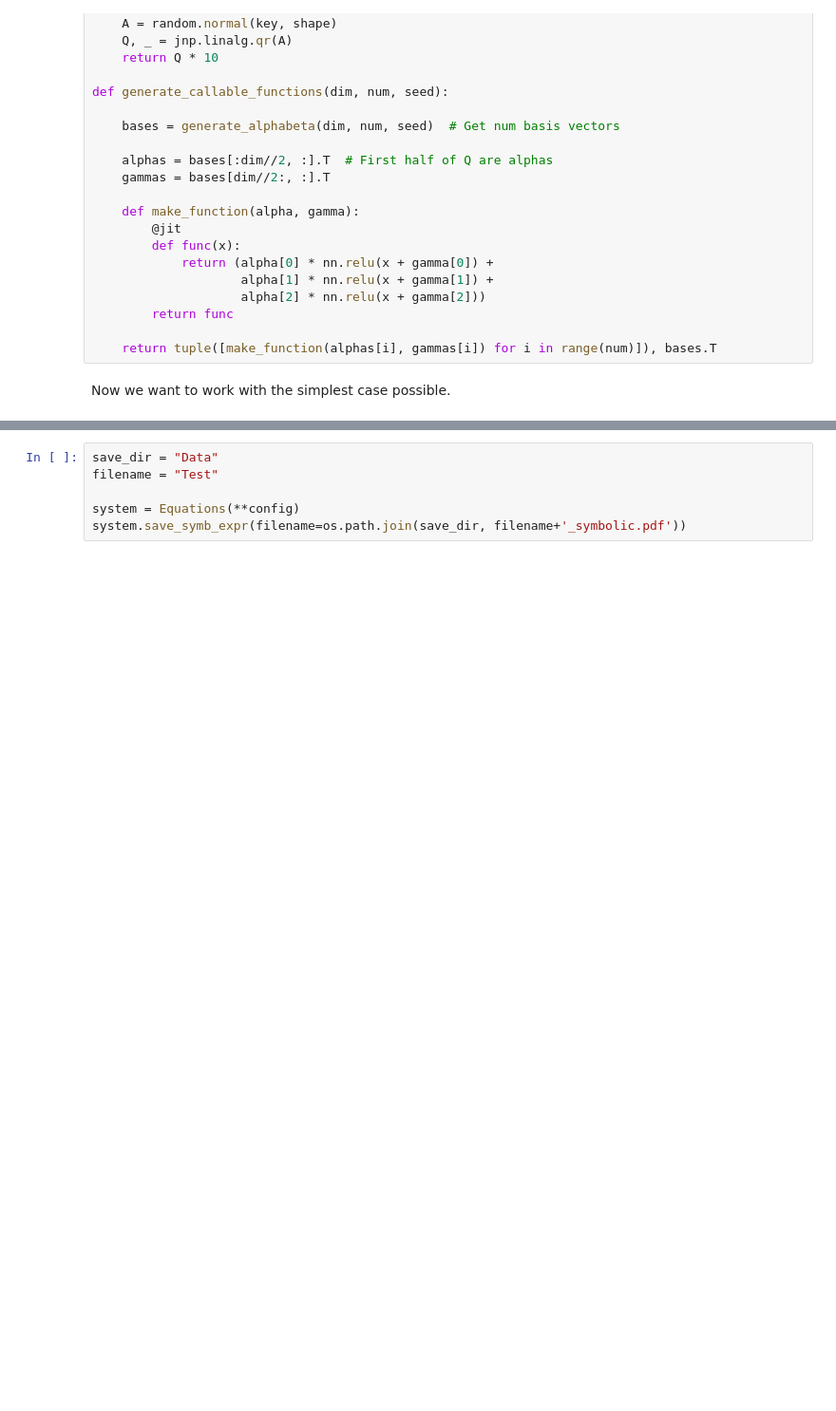
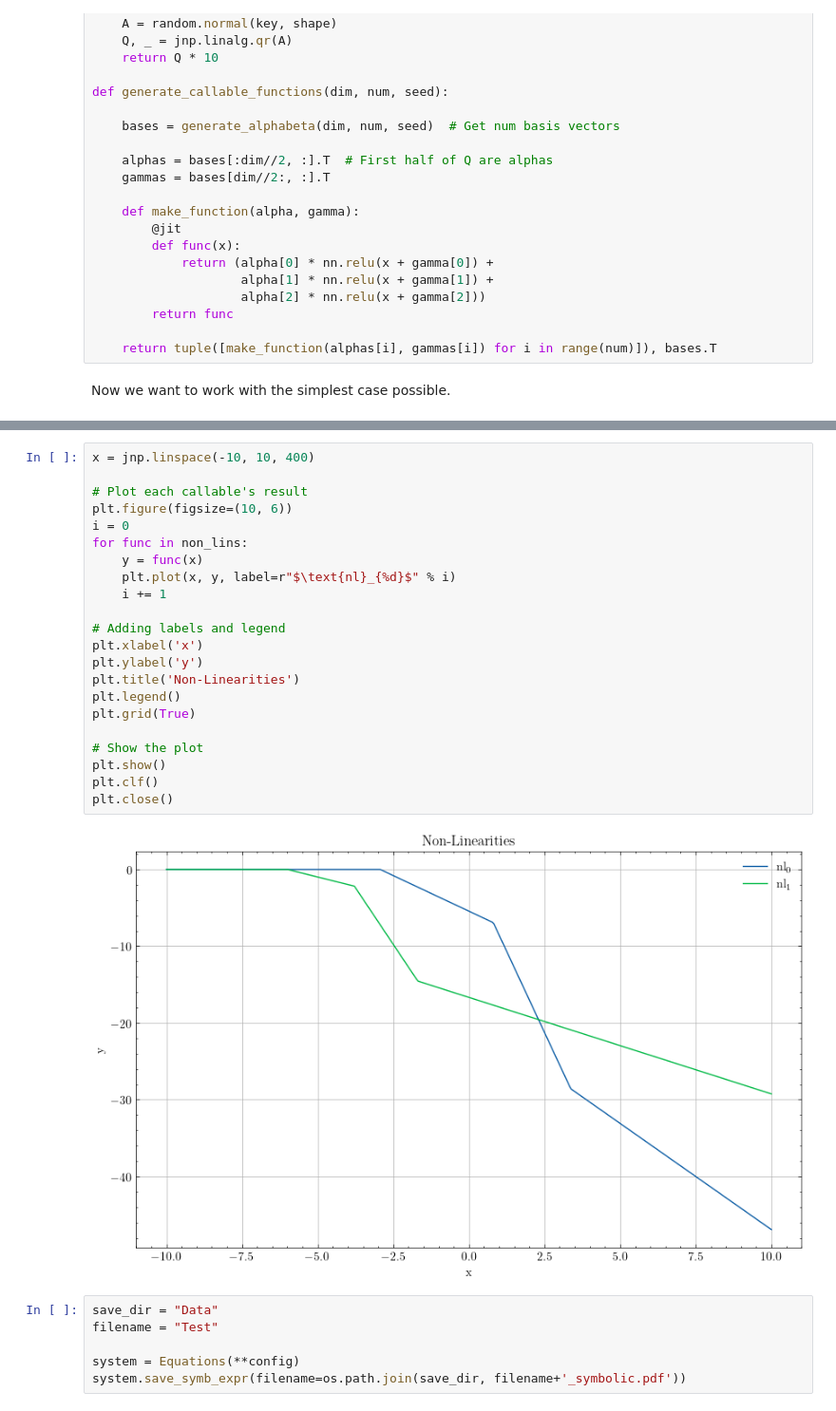
Before and after one commit to matttulio/metis, a Jupyter notebook: Test-Model.ipynb, the cells around one changed output, grey strips where cells are left out. Shown at 95% size. Cells and saved outputs as stored; diff of their text form; blank space fills up the shorter version.

```diff
--- a/Test-Model.ipynb
+++ b/Test-Model.ipynb
@@ -87,3 +97,27 @@ config = {
+# %%
+x = jnp.linspace(-10, 10, 400)
+
+# Plot each callable's result
+plt.figure(figsize=(10, 6))
+i = 0
+for func in non_lins:
+    y = func(x)
+    plt.plot(x, y, label=r"$\text{nl}_{%d}$" % i)
+    i += 1
+
+# Adding labels and legend
+plt.xlabel('x')
+plt.ylabel('y')
+plt.title('Non-Linearities')
+plt.legend()
+plt.grid(True)
+
+# Show the plot
+plt.show()
+plt.clf()
+plt.close()
+# %% [output]
+[figure, added]
 # %%
 save_dir = "Data"
 filename = "Test"
```
Also changed, not shown: parts of 66 cells of this notebook, 1 other file.
